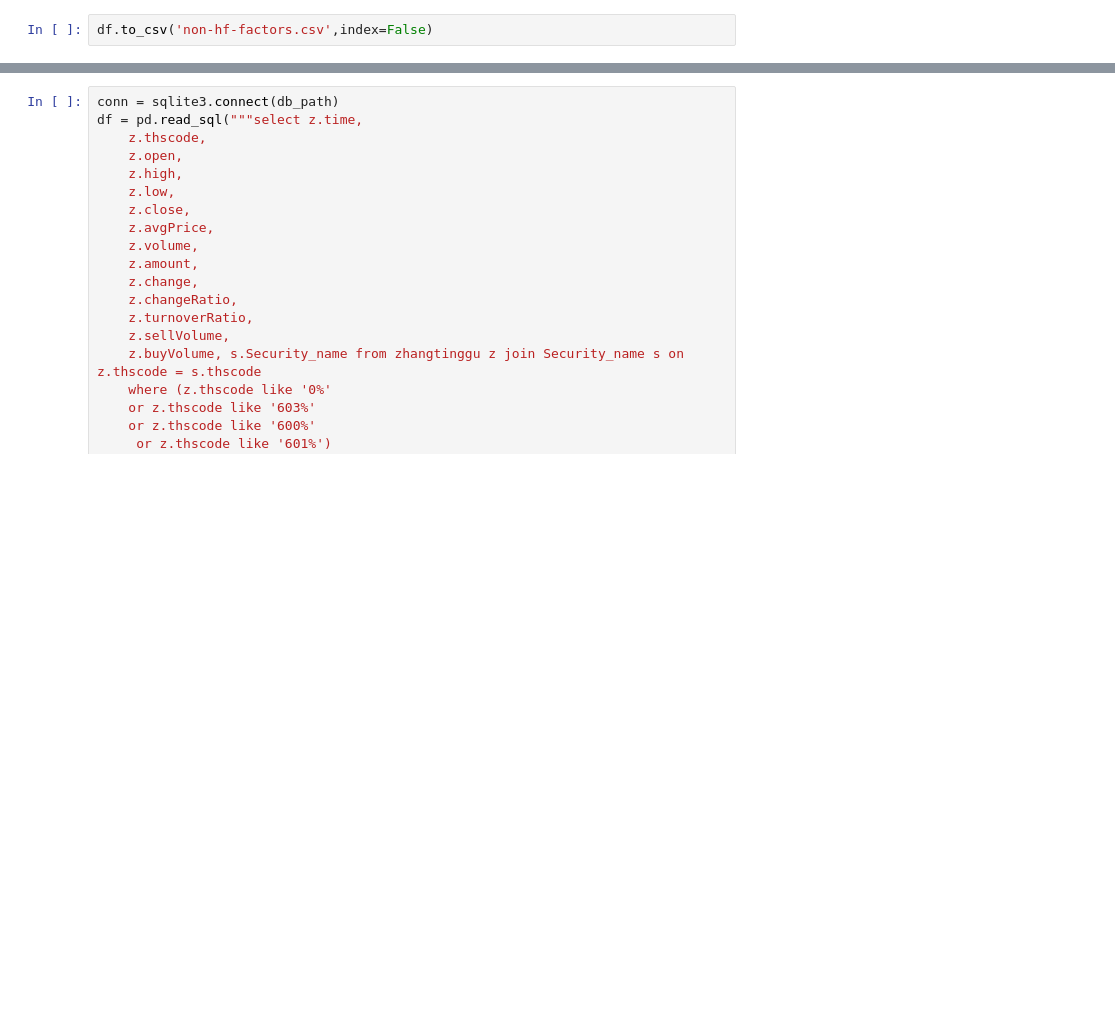
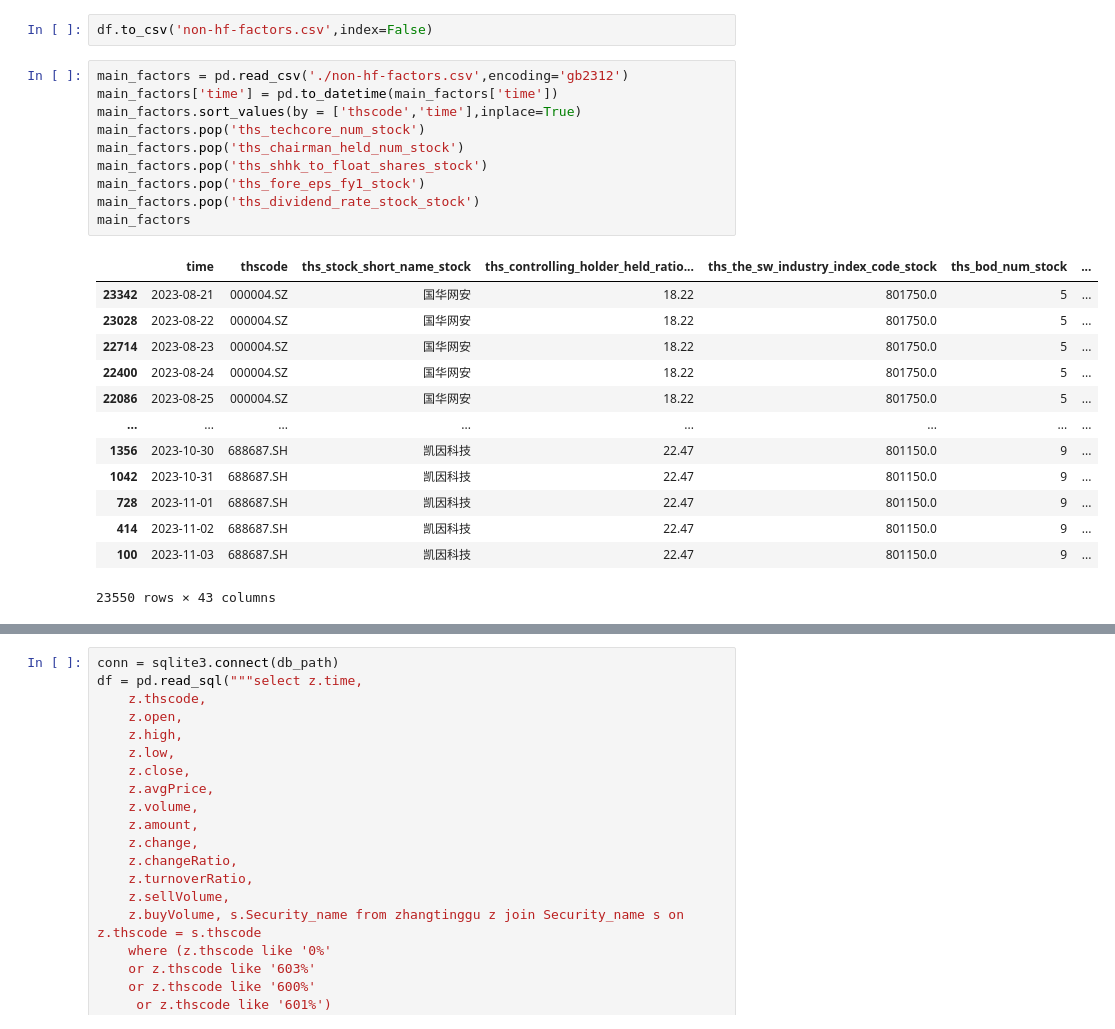
Before and after one commit to Alpinist0803/xsy-little-p, a Jupyter notebook: xsy_all.ipynb, the cells around one changed output, grey strips where cells are left out. Saved outputs shown, nothing was run; the diff lists cells and outputs as text; blank space fills up the shorter version.

```diff
--- a/xsy_all.ipynb
+++ b/xsy_all.ipynb
@@ -77,3 +77,27 @@ df
 23550 rows × 48 columns
 # %%
 df.to_csv('non-hf-factors.csv',index=False)
+# %%
+main_factors = pd.read_csv('./non-hf-factors.csv',encoding='gb2312')
+main_factors['time'] = pd.to_datetime(main_factors['time'])
+main_factors.sort_values(by = ['thscode','time'],inplace=True)
+main_factors.pop('ths_techcore_num_stock')
+main_factors.pop('ths_chairman_held_num_stock')
+main_factors.pop('ths_shhk_to_float_shares_stock')
+main_factors.pop('ths_fore_eps_fy1_stock')
+main_factors.pop('ths_dividend_rate_stock_stock')
+main_factors
+# %% [output]
+|  | time | thscode | ths_stock_short_name_stock | ths_controlling_holder_held_ratio... | ths_the_sw_industry_index_code_stock | ths_bod_num_stock | ... |
+| 23342 | 2023-08-21 | 000004.SZ | 国华网安 | 18.22 | 801750.0 | 5 | ... |
+| 23028 | 2023-08-22 | 000004.SZ | 国华网安 | 18.22 | 801750.0 | 5 | ... |
+| 22714 | 2023-08-23 | 000004.SZ | 国华网安 | 18.22 | 801750.0 | 5 | ... |
+| 22400 | 2023-08-24 | 000004.SZ | 国华网安 | 18.22 | 801750.0 | 5 | ... |
+| 22086 | 2023-08-25 | 000004.SZ | 国华网安 | 18.22 | 801750.0 | 5 | ... |
+| ... | ... | ... | ... | ... | ... | ... | ... |
+| 1356 | 2023-10-30 | 688687.SH | 凯因科技 | 22.47 | 801150.0 | 9 | ... |
+| 1042 | 2023-10-31 | 688687.SH | 凯因科技 | 22.47 | 801150.0 | 9 | ... |
+| 728 | 2023-11-01 | 688687.SH | 凯因科技 | 22.47 | 801150.0 | 9 | ... |
+| 414 | 2023-11-02 | 688687.SH | 凯因科技 | 22.47 | 801150.0 | 9 | ... |
+| 100 | 2023-11-03 | 688687.SH | 凯因科技 | 22.47 | 801150.0 | 9 | ... |
+23550 rows × 43 columns
```
Also changed, not shown: parts of 5 cells of this notebook, 3 other files.
